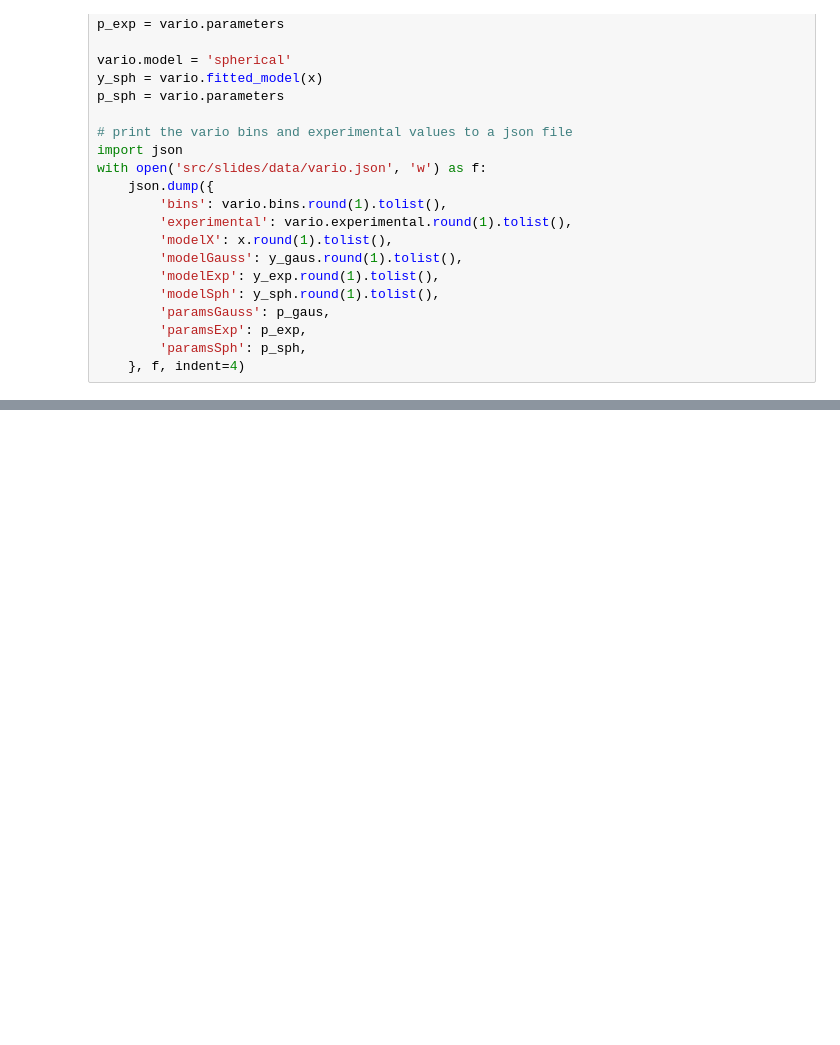
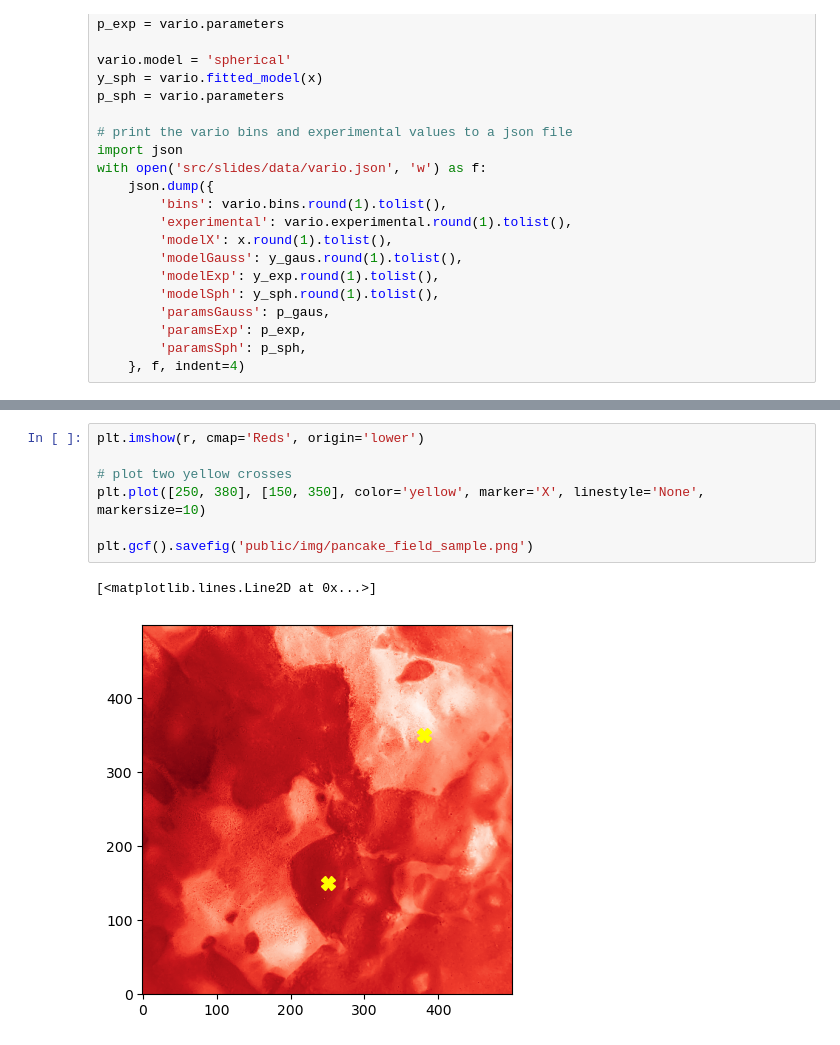
Before and after one commit to mmaelicke/phd_defense, a Jupyter notebook: images.ipynb, the cells around one changed output, grey strips where cells are left out. Cells and saved outputs as stored; diff of their text form; blank space fills up the shorter version.

```diff
--- a/images.ipynb
+++ b/images.ipynb
@@ -113,0 +139,10 @@ with open('src/slides/data/vario.json', 'w') as f:
+# %%
+plt.imshow(r, cmap='Reds', origin='lower')
+
+# plot two yellow crosses
+plt.plot([250, 380], [150, 350], color='yellow', marker='X', linestyle='None', markersize=10)
+
+plt.gcf().savefig('public/img/pancake_field_sample.png')
+# %% [output]
+[<matplotlib.lines.Line2D at 0x...>]
+[figure, added]
```
Also changed, not shown: parts of 3 cells of this notebook.
